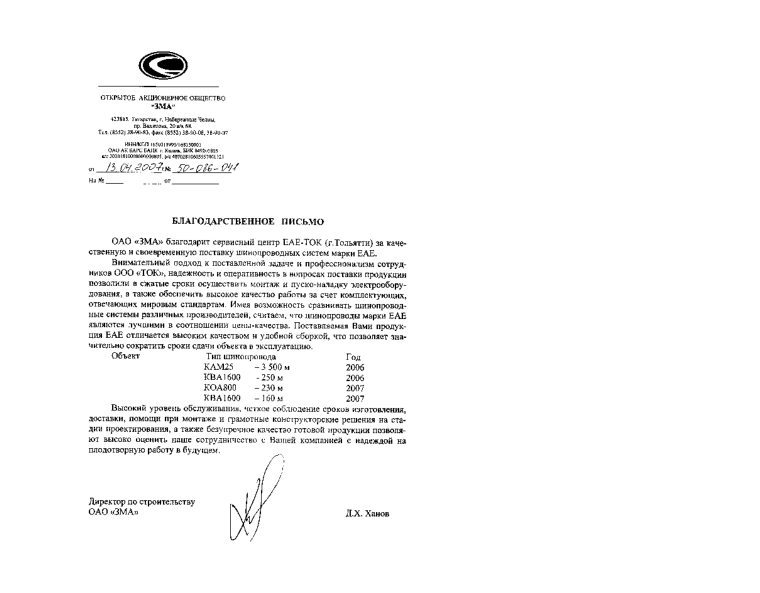
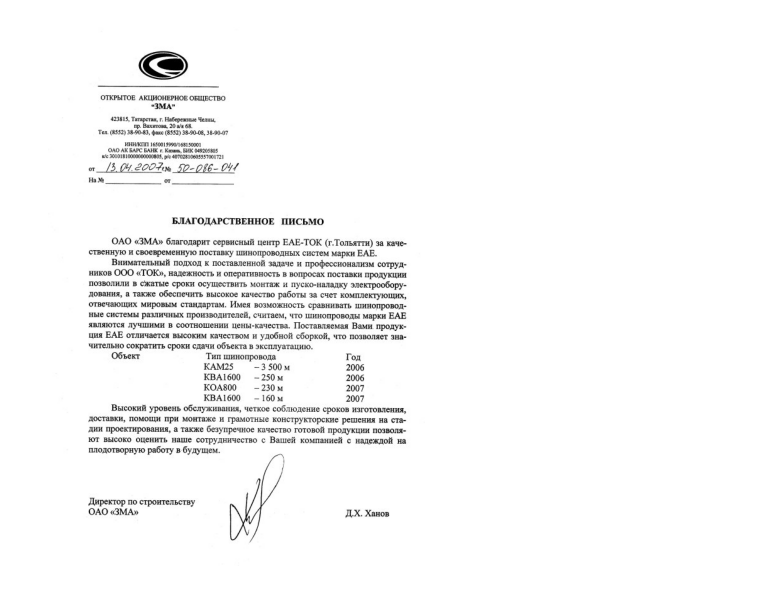
Before and after one commit to dimkablin/carrotOCR, a Jupyter notebook: notebooks/pipeline-pytesseract-example.ipynb, the cells around one changed output. Saved outputs shown, nothing was run; the diff lists cells and outputs as text; code cells hidden in the pictures.

```diff
--- a/notebooks/pipeline-pytesseract-example.ipynb
+++ b/notebooks/pipeline-pytesseract-example.ipynb
@@ -11,16 +11,16 @@ from src.visualization.visualize import *
 # %%
 url0 = 'data/raw/example1.jpg'
 image0 = mmcv.imread(url0)
 
 def preprocessing(image):
     image = mmcv.bgr2gray(image)
     image = pp.threshold(image, thresh=120)
     image = mmcv.gray2rgb(image)
 
     return image
 
-image0 = preprocessing(image0)
+#image0 = preprocessing(image0)
 
 show(image0)
 # %% [output]
-[figure, old version]
+[figure, new version]
```
Also changed, not shown: parts of 4 cells of this notebook, 3 other files.
